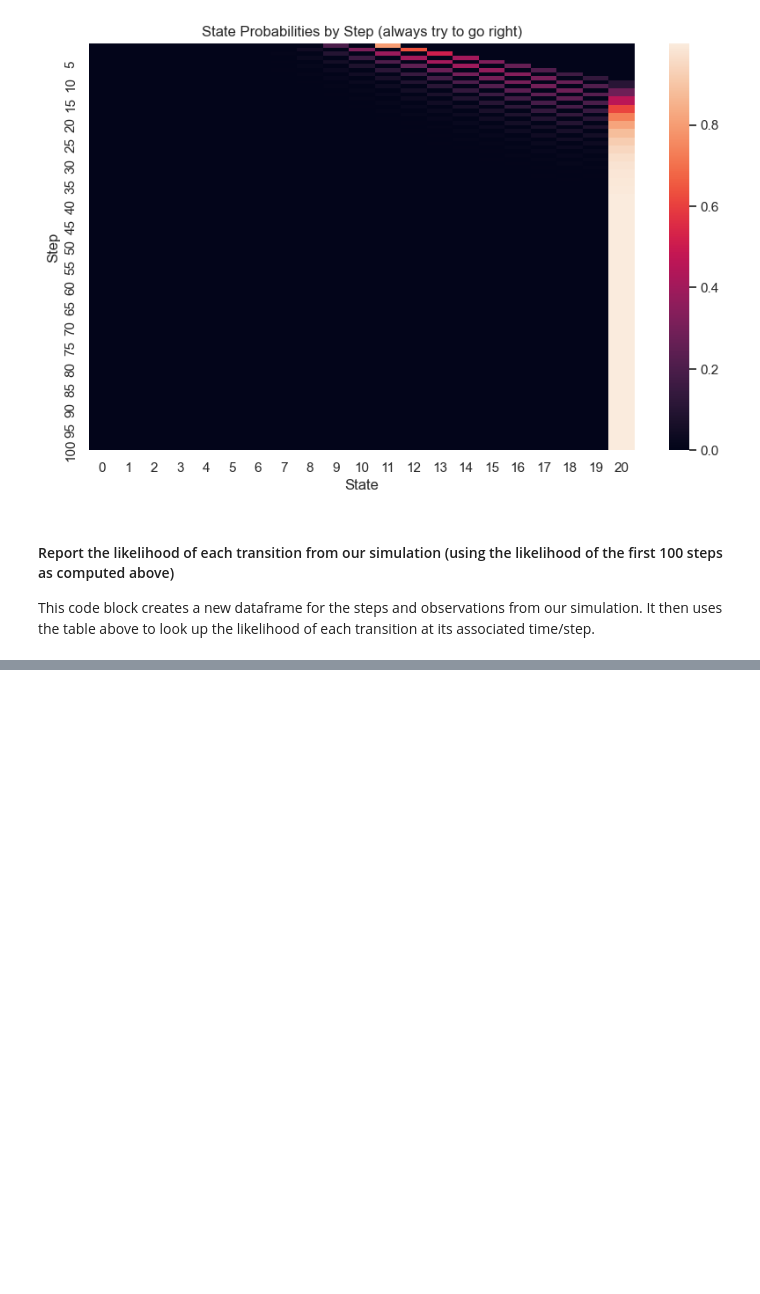
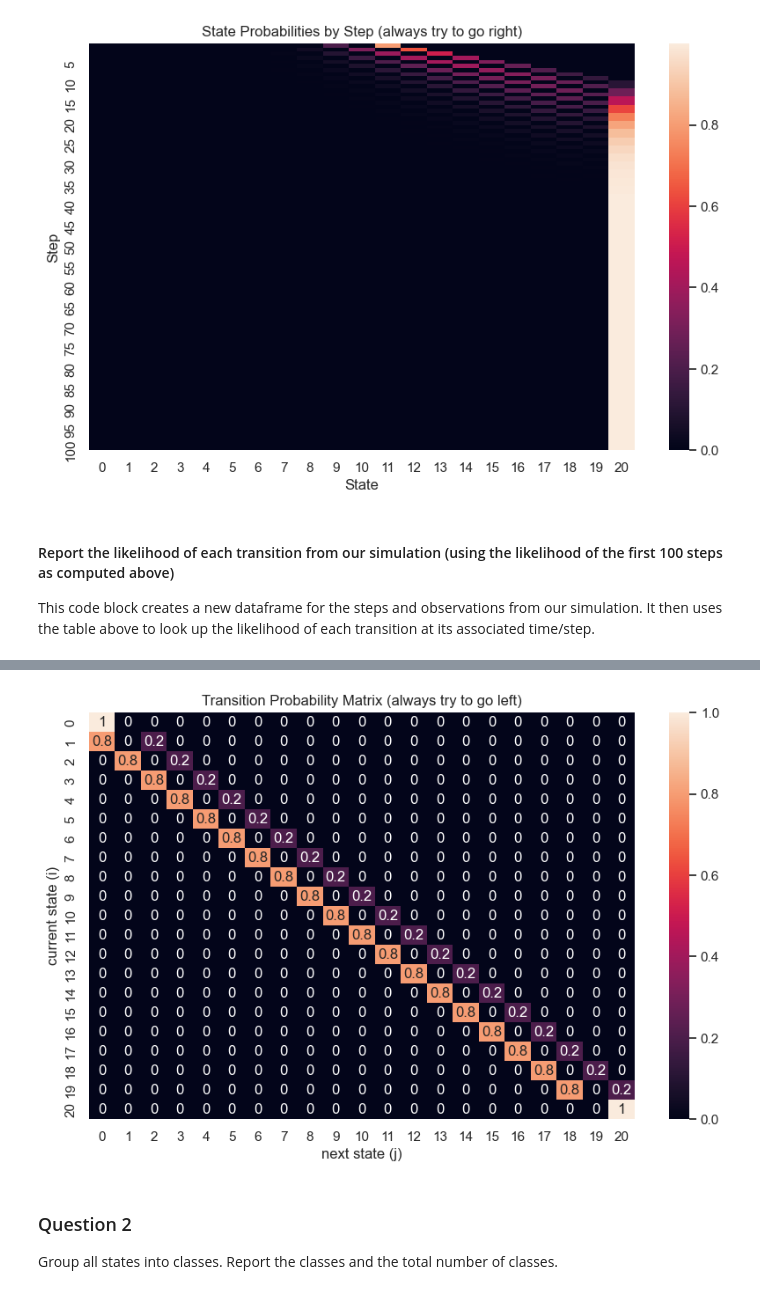
Before and after one commit to jackmurray1/uchicago, a Jupyter notebook: Reinforcement Learning/RL_Assignment 2_Jack Murray.ipynb, the cells around one changed output, grey strips where cells are left out. Cells and saved outputs as stored; diff of their text form; code cells hidden in the pictures; blank space fills up the shorter version.

```diff
--- a/Reinforcement Learning/RL_Assignment 2_Jack Murray.ipynb
+++ b/Reinforcement Learning/RL_Assignment 2_Jack Murray.ipynb
@@ -88,18 +92,24 @@ mtx.set(xlabel = 'next state (j)',
 # %%
 print('Classes are as follows:')
-print('{ 0 }') # 0 is an absorbing state and thus forms its own class
+print('\n')
 
+absorb_state_1 = {0}
+print(absorb_state_1) # 0 is an absorbing state and thus forms its own class
+print('\n')
+
+transient_class = {num for num in range(1, 20)}
+print(transient_class)
+print('\n')
+
+absorb_state_2 = {20}
+print(absorb_state_2) # 20 is an absorbing state and thus forms its own class
+print('\n')
+
+# combine and count the classes
 class_list = []
-for s in range(1, 19):
-    class_item = (s, s+1)
-    class_list.append(class_item) # collect the classes in a list so we can count them at the end
-    print('{', s, ',', s+1,'}') # other than 0 and 20, every other state forms a class with its neighboring states
-
-print('{ 20 }') # 20 is an absorbing state and thus forms its own class
-
-# remember to include the two classes for the absorbing states
-class_list.append(0)
-class_list.append(20)
+class_list.append(absorb_state_1)
+class_list.append(transient_class)
+class_list.append(absorb_state_2)
 
 print('\n')
 print('There are', len(class_list), 'classes')
@@ -267,0 +383,22 @@ likelihood_df
+# %%
+P = np.zeros((21, 21))
+P = pd.DataFrame(P)
+
+for s in range(21):
+    if s == 0 or s == 20:
+        P.iloc[s, s] = 1.0
+    else:
+        P.iloc[s, s+1] = 0.2 # 20% chance of moving right
+        P.iloc[s, s-1] = 0.8 # 80% chance of moving left as intended
+
+sns.set(rc = {"figure.figsize":(10, 6)})
+mtx = sns.heatmap(P, annot = True)
+mtx.set(xlabel = 'next state (j)',
+        ylabel = 'current state (i)',
+        title = 'Transition Probability Matrix (always try to go left)');
+# %% [output]
+[figure, added]
+# %% [markdown]
+### Question 2
+
+Group all states into classes. Report the classes and the total number of classes.
```
Also changed, not shown: parts of 167 cells of this notebook.
